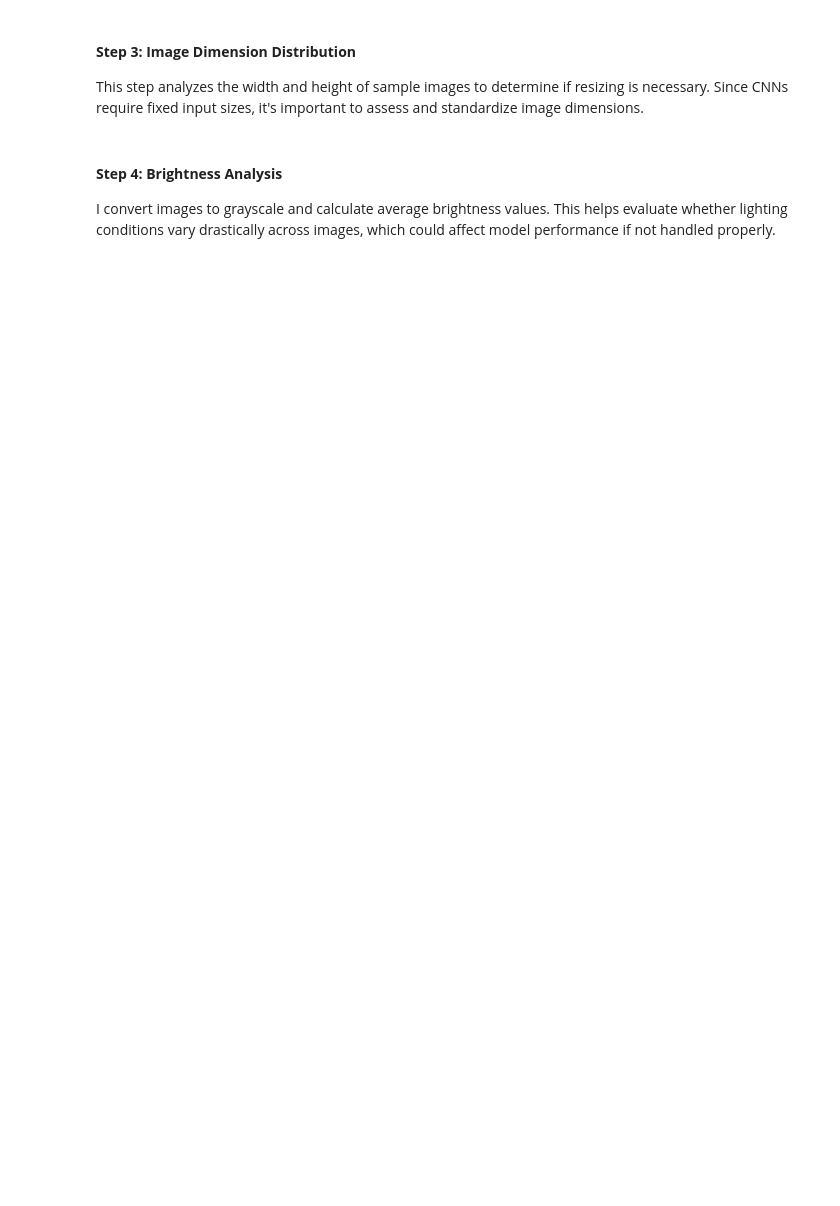
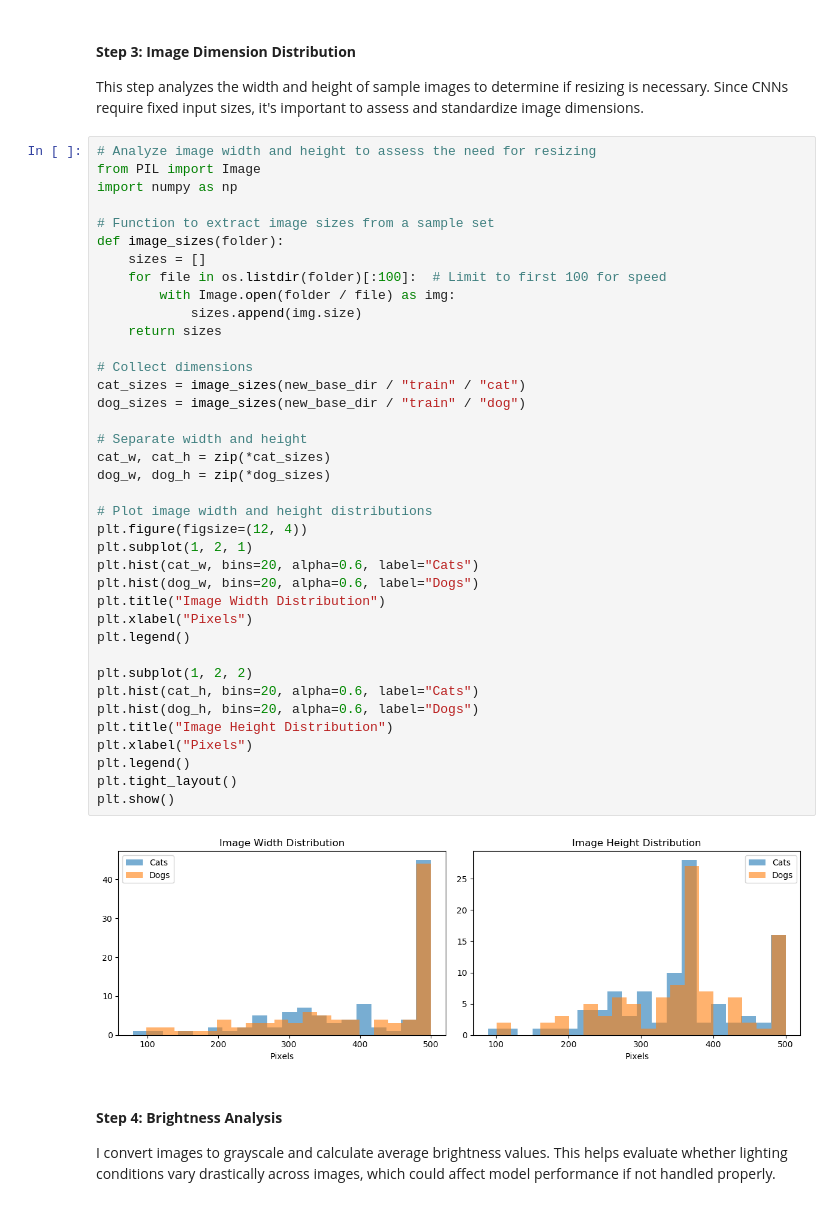
Before and after one commit to MandeepCon/CSCN8010-Practical-Lab-3, a Jupyter notebook: PracticalLab3.ipynb, the cells around one changed output. Drawn from its saved outputs; the diff is of its cells as text; blank space fills up the shorter version.

```diff
--- a/PracticalLab3.ipynb
+++ b/PracticalLab3.ipynb
@@ -161,6 +161,46 @@ show_images('dog')
 # %% [markdown]
 #### **Step 3: Image Dimension Distribution**
 This step analyzes the width and height of sample images to determine if resizing is necessary. Since CNNs require fixed input sizes, it's important to assess and standardize image dimensions.
+# %%
+# Analyze image width and height to assess the need for resizing
+from PIL import Image
+import numpy as np
+
+# Function to extract image sizes from a sample set
+def image_sizes(folder):
+    sizes = []
+    for file in os.listdir(folder)[:100]:  # Limit to first 100 for speed
+        with Image.open(folder / file) as img:
+            sizes.append(img.size)
+    return sizes
+
+# Collect dimensions
+cat_sizes = image_sizes(new_base_dir / "train" / "cat")
+dog_sizes = image_sizes(new_base_dir / "train" / "dog")
+
+# Separate width and height
+cat_w, cat_h = zip(*cat_sizes)
+dog_w, dog_h = zip(*dog_sizes)
+
+# Plot image width and height distributions
+plt.figure(figsize=(12, 4))
+plt.subplot(1, 2, 1)
+plt.hist(cat_w, bins=20, alpha=0.6, label="Cats")
+plt.hist(dog_w, bins=20, alpha=0.6, label="Dogs")
+plt.title("Image Width Distribution")
+plt.xlabel("Pixels")
+plt.legend()
+
+plt.subplot(1, 2, 2)
+plt.hist(cat_h, bins=20, alpha=0.6, label="Cats")
+plt.hist(dog_h, bins=20, alpha=0.6, label="Dogs")
+plt.title("Image Height Distribution")
+plt.xlabel("Pixels")
+plt.legend()
+plt.tight_layout()
+plt.show()
+# %% [output]
+[figure, added]
 # %% [markdown]
 #### **Step 4: Brightness Analysis**
 I convert images to grayscale and calculate average brightness values. This helps evaluate whether lighting conditions vary drastically across images, which could affect model performance if not handled properly.
```
Also changed, not shown: parts of 4 cells of this notebook.
